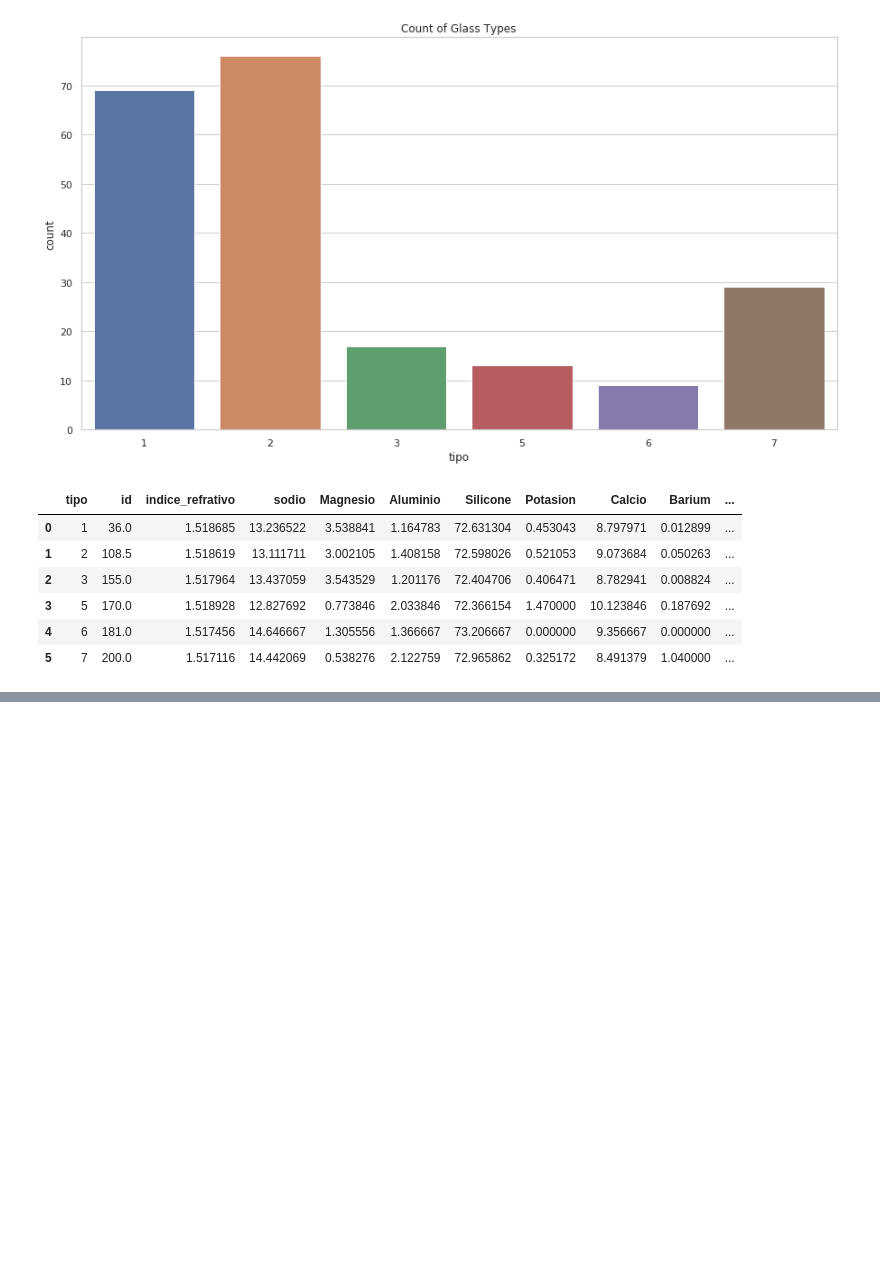
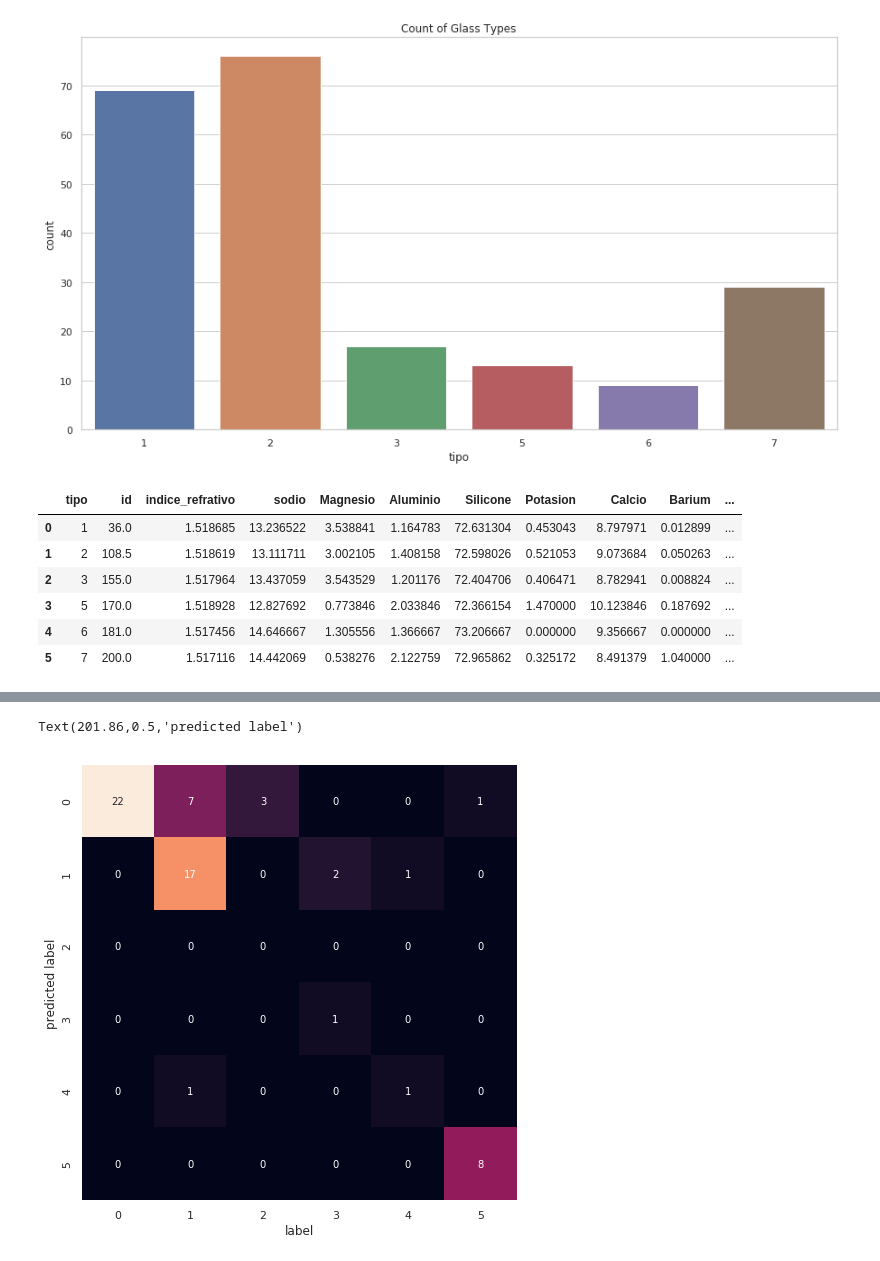
Before and after one commit to Guilherme2020/tesi-02-avaliation, a Jupyter notebook: tesiAvaliacao02.ipynb, the cells around one changed output, grey strips where cells are left out. Drawn from its saved outputs; the diff is of its cells as text; code cells hidden in the pictures; blank space fills up the shorter version.

Commit message:
matriz de confusao

```diff
--- a/tesiAvaliacao02.ipynb
+++ b/tesiAvaliacao02.ipynb
@@ -141,0 +296,9 @@ grouBy
+# %%
+matriz_confusion = confusion_matrix(y_test,y_predict)
+plt.subplots(figsize=(12, 8))
+sns.heatmap(matriz_confusion.T, square=True, annot=True, fmt='d', cbar=False)
+plt.xlabel('label')
+plt.ylabel('predicted label')
+# %% [output]
+Text(201.86,0.5,'predicted label')
+[figure, added]
```
Also changed, not shown: parts of 10 cells of this notebook, 1 other file.
